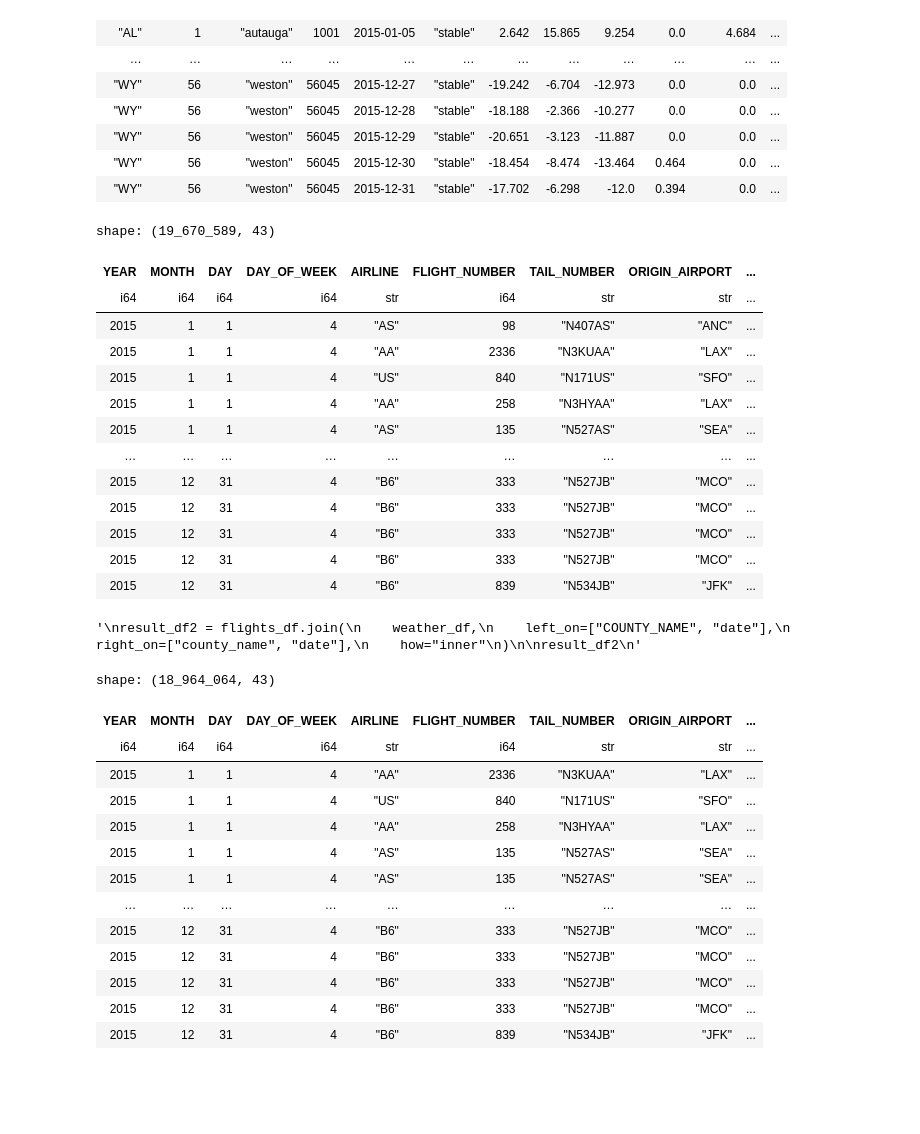
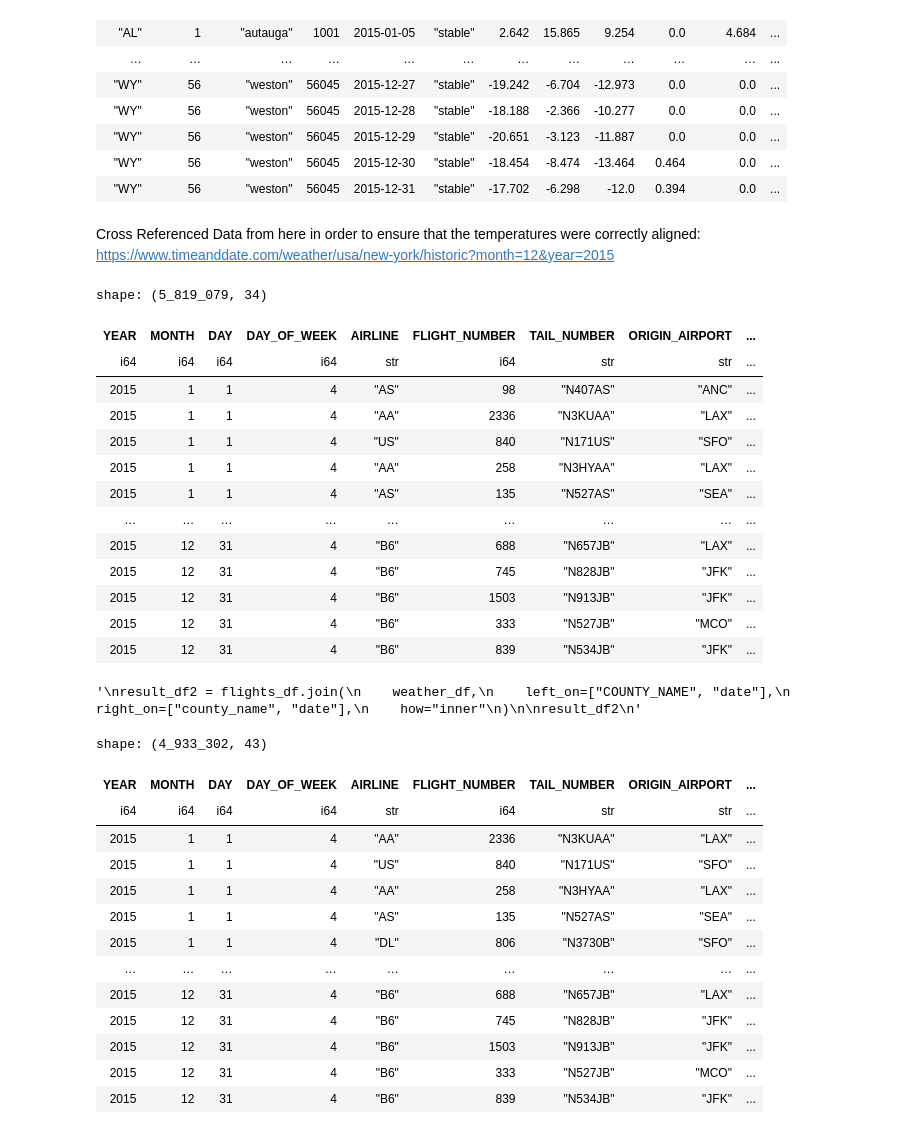
Before and after one commit to Neyhar/CIS-545-Final-Project, a Jupyter notebook: FinalProject.ipynb, the cells around one changed output. Cells and saved outputs as stored; diff of their text form; code cells hidden in the pictures; blank space fills up the shorter version.

Commit message:
fixed issue regardig joins, thanks selina

```diff
--- a/FinalProject.ipynb
+++ b/FinalProject.ipynb
@@ -25,7 +25,7 @@ ontime_df = flights_df.filter(pl.col("DEPARTURE_DELAY") <= 0)
 # %% [markdown]
 Joining the County information so that we can compare weather
 # %%
-airport_loc_df = airport_loc_df.select(["ARPT_ID", "COUNTY_NAME"])
+airport_loc_df = airport_loc_df.select(["ARPT_ID", "COUNTY_NAME", "STATE_CODE"])
 flights_df = flights_df.join(
     airport_loc_df,
     left_on="ORIGIN_AIRPORT",
@@ -82,21 +82,23 @@ shape: (1_134_055, 12)
 | "WY" | 56 | "weston" | 56045 | 2015-12-29 | "stable" | -20.651 | -3.123 | -11.887 | 0.0 | 0.0 | ... |
 | "WY" | 56 | "weston" | 56045 | 2015-12-30 | "stable" | -18.454 | -8.474 | -13.464 | 0.464 | 0.0 | ... |
 | "WY" | 56 | "weston" | 56045 | 2015-12-31 | "stable" | -17.702 | -6.298 | -12.0 | 0.394 | 0.0 | ... |
+# %% [markdown]
+Cross Referenced Data from here in order to ensure that the temperatures were correctly aligned: https://www.timeanddate.com/weather/usa/new-york/historic?month=12&year=2015
 # %%
 flights_df = flights_df.with_columns(
     pl.col("COUNTY_NAME").str.to_lowercase().alias("COUNTY_NAME")
 )
 
-flights_df = flights_df.join(
+result_df = flights_df.join(
     weather_df,
-    left_on=["COUNTY_NAME", "date"],
-    right_on=["county_name", "date"],
+    left_on=["COUNTY_NAME", "date", "STATE_CODE"],
+    right_on=["county_name", "date", "st_abb"],
     how="left"
 )
 
 flights_df
 # %% [output]
-shape: (19_670_589, 43)
+shape: (5_819_079, 34)
 | YEAR | MONTH | DAY | DAY_OF_WEEK | AIRLINE | FLIGHT_NUMBER | TAIL_NUMBER | ORIGIN_AIRPORT | ... |
 | i64 | i64 | i64 | i64 | str | i64 | str | str | ... |
 | 2015 | 1 | 1 | 4 | "AS" | 98 | "N407AS" | "ANC" | ... |
@@ -105,9 +107,9 @@ shape: (19_670_589, 43)
 | 2015 | 1 | 1 | 4 | "AA" | 258 | "N3HYAA" | "LAX" | ... |
 | 2015 | 1 | 1 | 4 | "AS" | 135 | "N527AS" | "SEA" | ... |
 | … | … | … | … | … | … | … | … | ... |
-| 2015 | 12 | 31 | 4 | "B6" | 333 | "N527JB" | "MCO" | ... |
-| 2015 | 12 | 31 | 4 | "B6" | 333 | "N527JB" | "MCO" | ... |
-| 2015 | 12 | 31 | 4 | "B6" | 333 | "N527JB" | "MCO" | ... |
+| 2015 | 12 | 31 | 4 | "B6" | 688 | "N657JB" | "LAX" | ... |
+| 2015 | 12 | 31 | 4 | "B6" | 745 | "N828JB" | "JFK" | ... |
+| 2015 | 12 | 31 | 4 | "B6" | 1503 | "N913JB" | "JFK" | ... |
 | 2015 | 12 | 31 | 4 | "B6" | 333 | "N527JB" | "MCO" | ... |
 | 2015 | 12 | 31 | 4 | "B6" | 839 | "N534JB" | "JFK" | ... |
 # %%
@@ -124,20 +126,20 @@ result_df2
 # %% [output]
 '\nresult_df2 = flights_df.join(\n    weather_df,\n    left_on=["COUNTY_NAME", "date"],\n    right_on=["county_name", "date"],\n    how="inner"\n)\n\nresult_df2\n'
 # %%
-result_important_df = flights_df.filter(pl.col('tavg').is_not_null())
+result_important_df = result_df.filter(pl.col('tavg').is_not_null())
 result_important_df
 # %% [output]
-shape: (18_964_064, 43)
+shape: (4_933_302, 43)
 | YEAR | MONTH | DAY | DAY_OF_WEEK | AIRLINE | FLIGHT_NUMBER | TAIL_NUMBER | ORIGIN_AIRPORT | ... |
 | i64 | i64 | i64 | i64 | str | i64 | str | str | ... |
 | 2015 | 1 | 1 | 4 | "AA" | 2336 | "N3KUAA" | "LAX" | ... |
 | 2015 | 1 | 1 | 4 | "US" | 840 | "N171US" | "SFO" | ... |
 | 2015 | 1 | 1 | 4 | "AA" | 258 | "N3HYAA" | "LAX" | ... |
 | 2015 | 1 | 1 | 4 | "AS" | 135 | "N527AS" | "SEA" | ... |
-| 2015 | 1 | 1 | 4 | "AS" | 135 | "N527AS" | "SEA" | ... |
+| 2015 | 1 | 1 | 4 | "DL" | 806 | "N3730B" | "SFO" | ... |
 | … | … | … | … | … | … | … | … | ... |
-| 2015 | 12 | 31 | 4 | "B6" | 333 | "N527JB" | "MCO" | ... |
-| 2015 | 12 | 31 | 4 | "B6" | 333 | "N527JB" | "MCO" | ... |
-| 2015 | 12 | 31 | 4 | "B6" | 333 | "N527JB" | "MCO" | ... |
+| 2015 | 12 | 31 | 4 | "B6" | 688 | "N657JB" | "LAX" | ... |
+| 2015 | 12 | 31 | 4 | "B6" | 745 | "N828JB" | "JFK" | ... |
+| 2015 | 12 | 31 | 4 | "B6" | 1503 | "N913JB" | "JFK" | ... |
 | 2015 | 12 | 31 | 4 | "B6" | 333 | "N527JB" | "MCO" | ... |
 | 2015 | 12 | 31 | 4 | "B6" | 839 | "N534JB" | "JFK" | ... |
```
Also changed, not shown: parts of 1 cell of this notebook.
